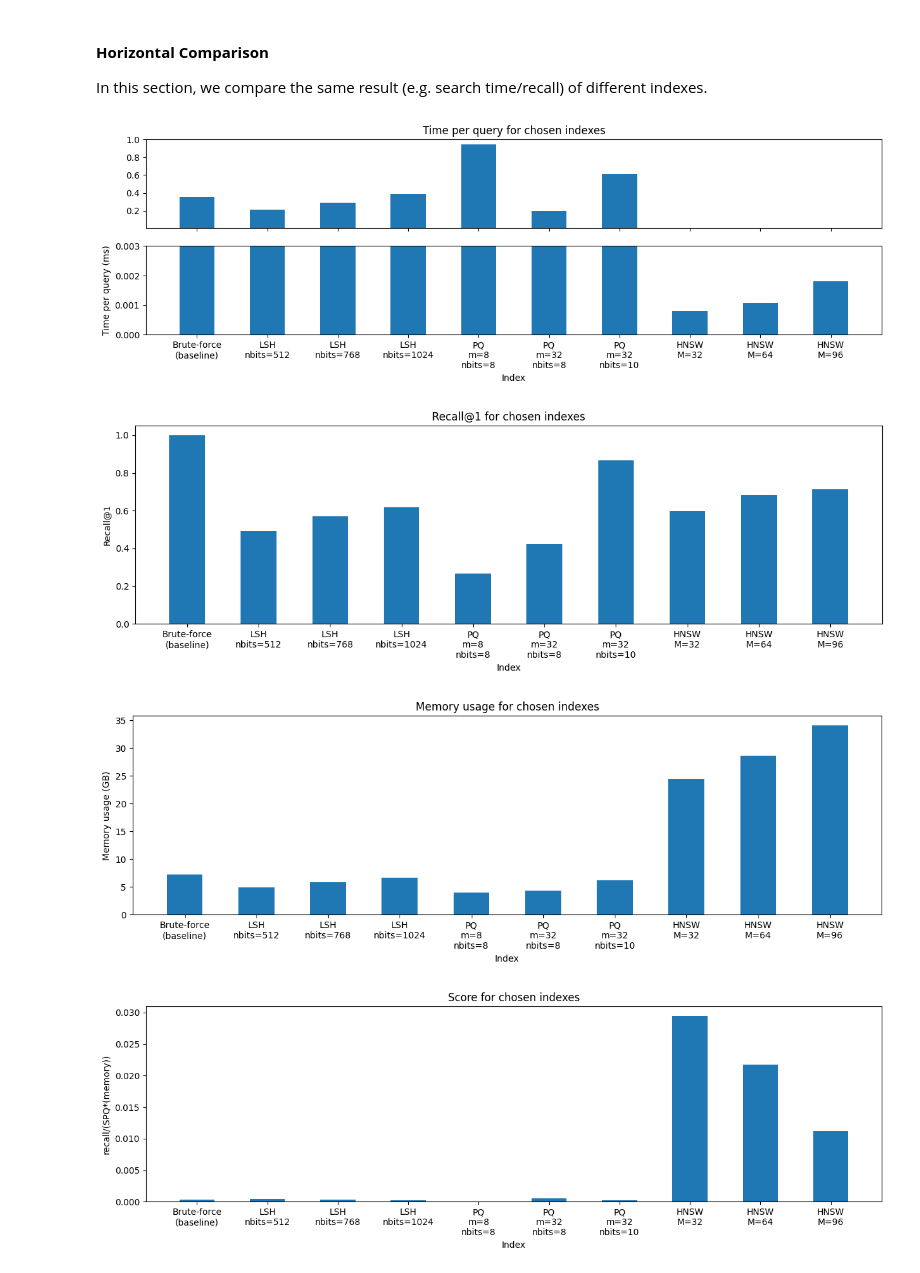
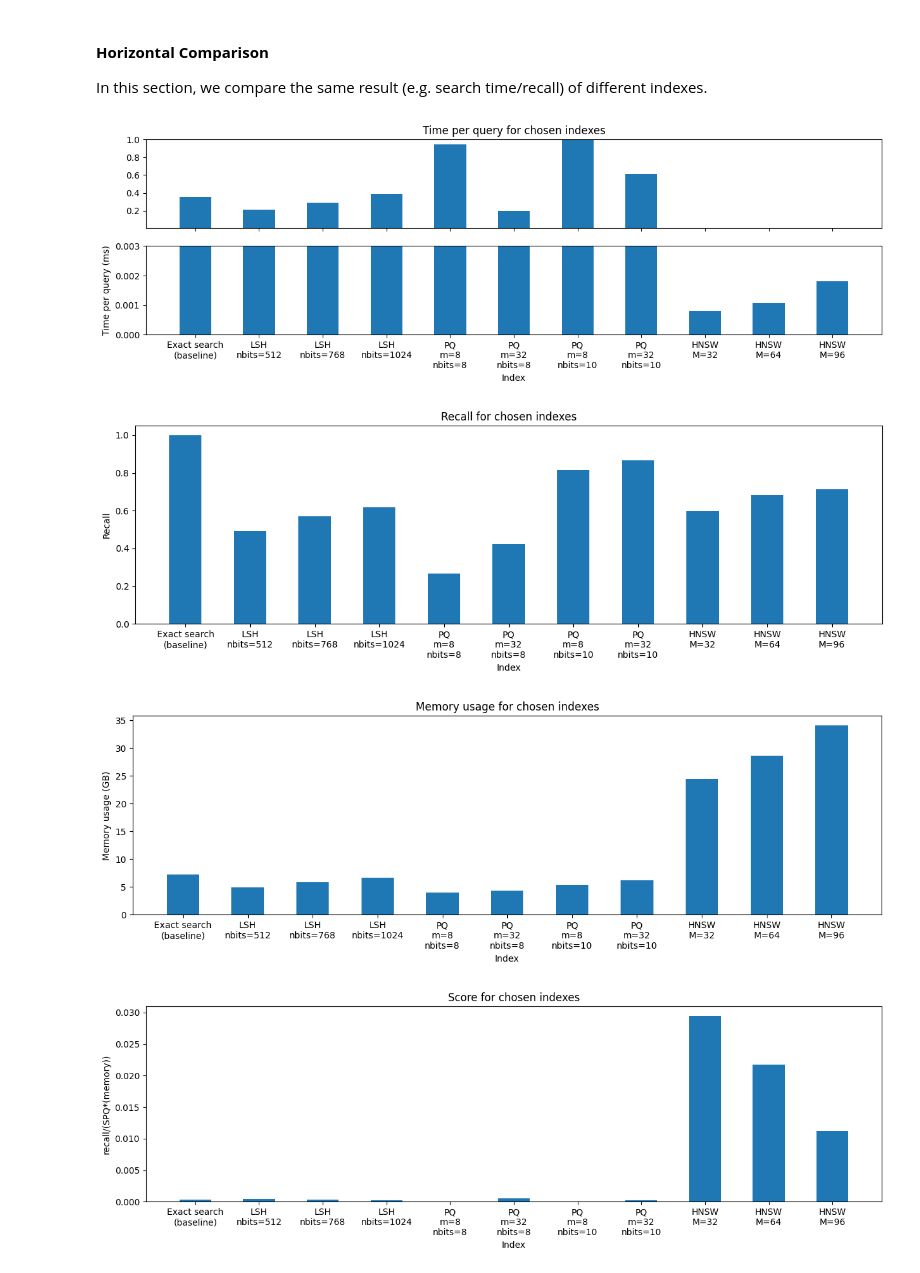
Before and after one commit to Kevinpyx/faissBenchmarking, a Jupyter notebook: result_analysis.ipynb, the cells around one changed output. Saved outputs shown, nothing was run; the diff lists cells and outputs as text; code cells hidden in the pictures.

```diff
--- a/result_analysis.ipynb
+++ b/result_analysis.ipynb
@@ -352,7 +352,7 @@ In this section, we compare the same result (e.g. search time/recall) of differe
 SPQ_FLATL2_chosen = SPQ_FLATL2
 recall_FLATL2_chosen = recall_FLATL2
 memory_FLATL2_chosen = memory_FLATL2
-catagories_FLATL2_chosen = ["Brute-force\n(baseline)"]
+catagories_FLATL2_chosen = ["Exact search\n(baseline)"]
 
 # LSH_chosen: nbits = 512 768, 1025 (index: 9, 10, 11)
 SPQ_LSH_chosen = SPQ_LSH[9:12]
@@ -361,15 +361,16 @@ memory_LSH_chosen = memory_LSH[9:12]
 catagories_LSH_chosen = ["LSH\nnbits=512", "LSH\nnbits=768", "LSH\nnbits=1024"]
 
 # PQ_chosen:
-# (m, nbits) = (8, 8), (32, 8), (32, 10) (index: 8, 10, 16)
+# (m, nbits) = (8, 8), (32, 8), (8, 10) (32, 10) (index: 8, 10, 14, 16)
 # print(SPQ_PQ.shape)
+idx_PQ_chosen = [8, 10, 14, 16]
 SPQ_PQ_flat = SPQ_PQ.flatten()
 recall_PQ_flat = recall_PQ.flatten()
 memory_PQ_flat = memory_PQ.flatten()
-SPQ_PQ_chosen = SPQ_PQ_flat[[8, 10, 16]]
-recall_PQ_chosen = recall_PQ_flat[[8, 10, 16]]
-memory_PQ_chosen = memory_PQ_flat[[8, 10, 16]]
-catagories_PQ_chosen = ["PQ\nm=8\nnbits=8", "PQ\nm=32\nnbits=8", "PQ\nm=32\nnbits=10"]
+SPQ_PQ_chosen = SPQ_PQ_flat[idx_PQ_chosen]
+recall_PQ_chosen = recall_PQ_flat[idx_PQ_chosen]
+memory_PQ_chosen = memory_PQ_flat[idx_PQ_chosen]
+catagories_PQ_chosen = ["PQ\nm=8\nnbits=8", "PQ\nm=32\nnbits=8", "PQ\nm=8\nnbits=10", "PQ\nm=32\nnbits=10"]
 
 # HNSW_chosen:
 # M = 32, 64, 96 (index: 1, 2, 3)
@@ -401,36 +402,36 @@ ax2.set_ylabel('Time per query (ms)')
 ax2.set_xlabel('Index')
 ax2.set_ylim(0, 0.003)
 plt.show()
 
 # recall@1
 plt.figure(figsize=figsize)
 plt.bar(aggregate_categories, aggregate_recall, width=.5, capsize=5)
 plt.xlabel('Index')
-plt.ylabel('Recall@1')
-plt.title('Recall@1 for chosen indexes')
+plt.ylabel('Recall')
+plt.title('Recall for chosen indexes')
 plt.show()
 
 # memory usage
 plt.figure(figsize=figsize)
 plt.bar(aggregate_categories, aggregate_memory_GB, width=.5, capsize=5)
 plt.xlabel('Index')
 plt.ylabel('Memory usage (GB)')
 plt.title('Memory usage for chosen indexes')
 plt.show()
 
 # calculate a score for the chosen indexes: recall/(SPQ*(memory)^1/2)
 # the higher the better
 aggregate_score = aggregate_recall/(aggregate_SPQ*(aggregate_memory))
 
 # plot aggregate score as a bar chart
 plt.figure(figsize=figsize)
 plt.bar(aggregate_categories, aggregate_score, width=.5, capsize=5)
 plt.xlabel('Index')
 plt.ylabel('recall/(SPQ*(memory))')
 plt.title('Score for chosen indexes')
 plt.show()
 # %% [output]
-[figure, old version]
+[figure, new version]
-[figure, old version]
+[figure, new version]
-[figure, old version]
+[figure, new version]
-[figure, old version]
+[figure, new version]
```
Also changed, not shown: 28 other files.
